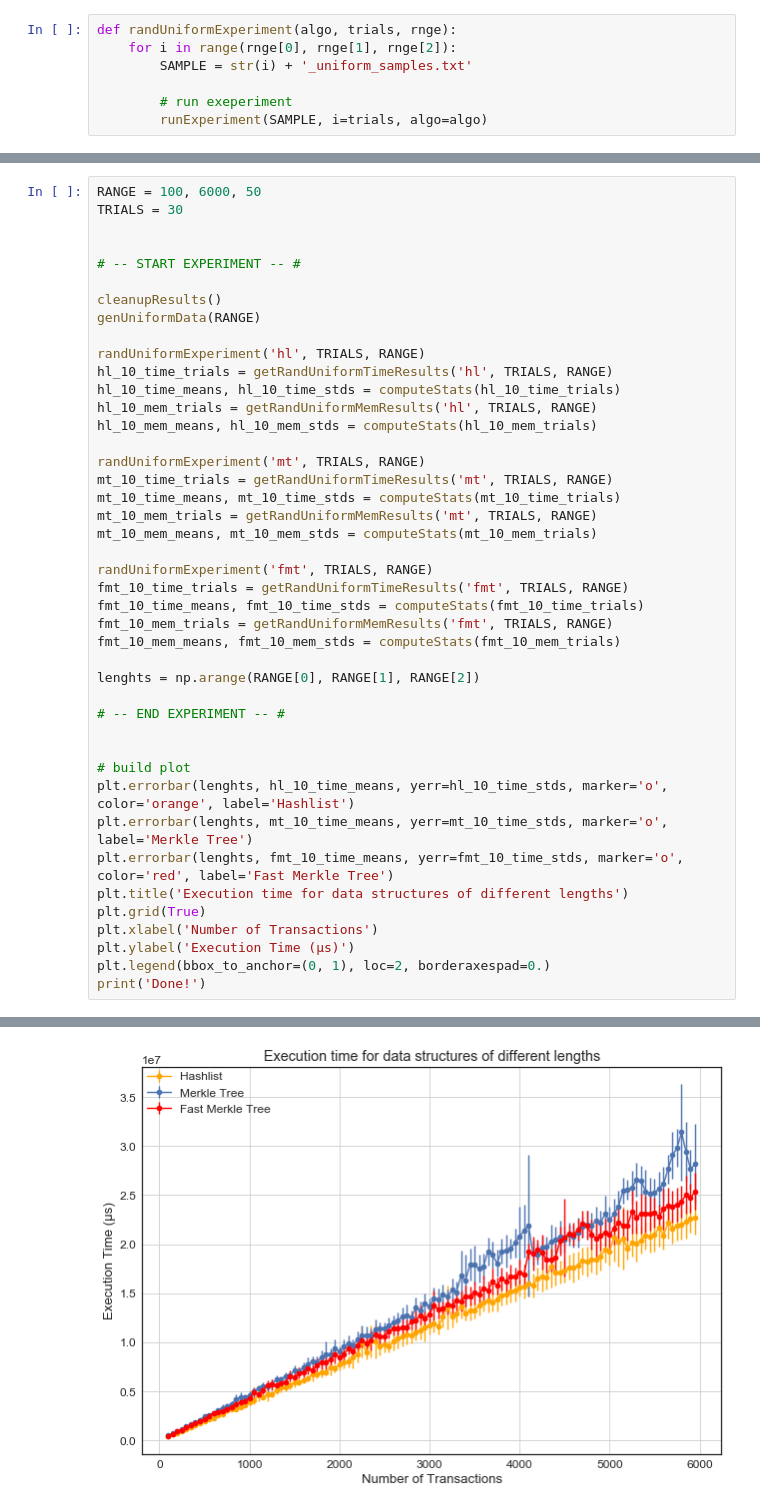
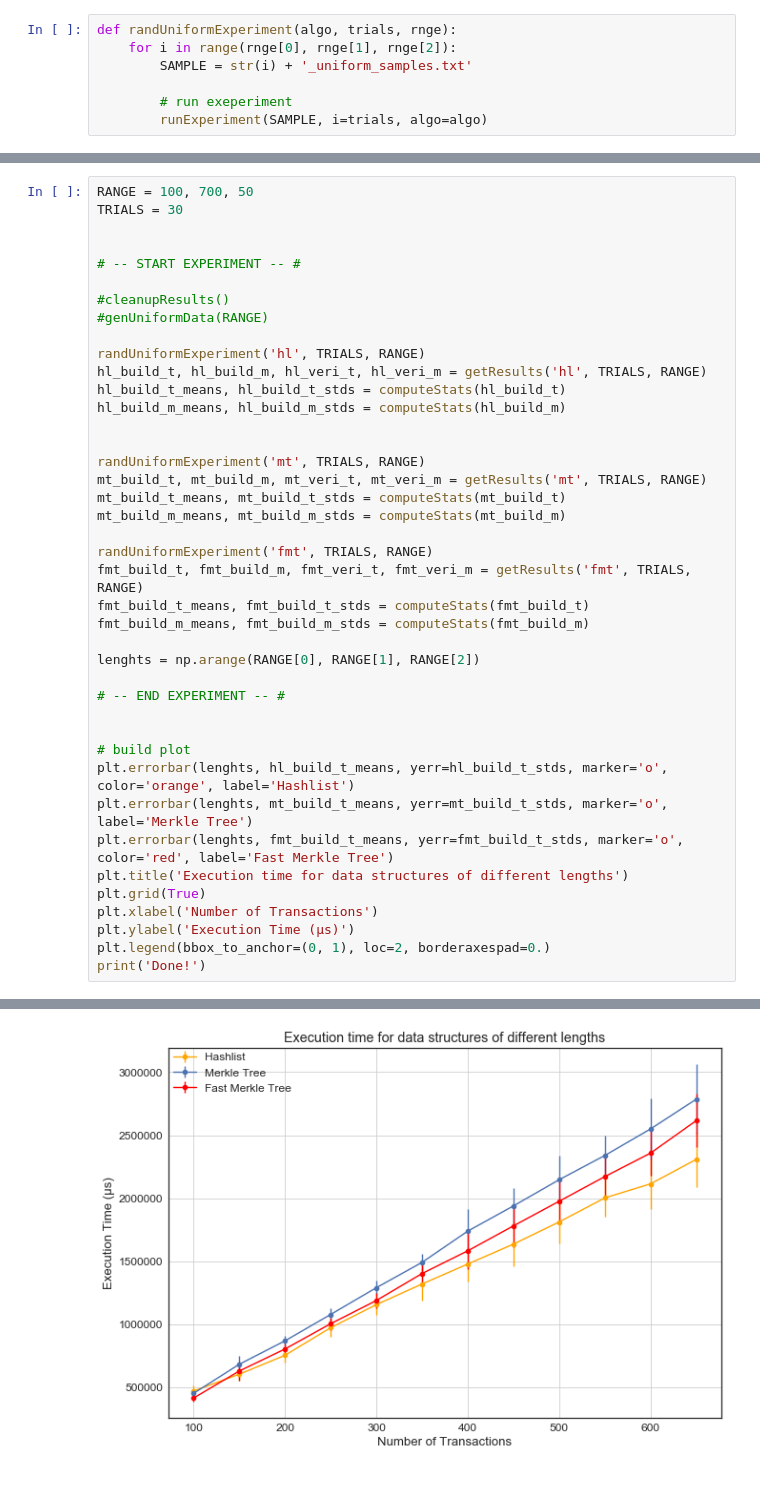
Before and after one commit to SimoneStefani/thesis-data-analysis, a Jupyter notebook: Thesis Data Analysis.ipynb, the cells around one changed output, grey strips where cells are left out. Cells and saved outputs as stored; diff of their text form; blank space fills up the shorter version.

```diff
--- a/Thesis Data Analysis.ipynb
+++ b/Thesis Data Analysis.ipynb
@@ -124,48 +116,46 @@ def getRandUniformMemResults(algo, trials, rnge):
 # %%
-RANGE = 100, 6000, 50
+RANGE = 100, 700, 50
 TRIALS = 30
 
 
 # -- START EXPERIMENT -- #
 
-cleanupResults()
-genUniformData(RANGE)
+#cleanupResults()
+#genUniformData(RANGE)
 
 randUniformExperiment('hl', TRIALS, RANGE)
-hl_10_time_trials = getRandUniformTimeResults('hl', TRIALS, RANGE)
-hl_10_time_means, hl_10_time_stds = computeStats(hl_10_time_trials)
-hl_10_mem_trials = getRandUniformMemResults('hl', TRIALS, RANGE)
-hl_10_mem_means, hl_10_mem_stds = computeStats(hl_10_mem_trials)
+hl_build_t, hl_build_m, hl_veri_t, hl_veri_m = getResults('hl', TRIALS, RANGE)
+hl_build_t_means, hl_build_t_stds = computeStats(hl_build_t)
+hl_build_m_means, hl_build_m_stds = computeStats(hl_build_m)
+
 
 randUniformExperiment('mt', TRIALS, RANGE)
-mt_10_time_trials = getRandUniformTimeResults('mt', TRIALS, RANGE)
-mt_10_time_means, mt_10_time_stds = computeStats(mt_10_time_trials)
-mt_10_mem_trials = getRandUniformMemResults('mt', TRIALS, RANGE)
-mt_10_mem_means, mt_10_mem_stds = computeStats(mt_10_mem_trials)
+mt_build_t, mt_build_m, mt_veri_t, mt_veri_m = getResults('mt', TRIALS, RANGE)
+mt_build_t_means, mt_build_t_stds = computeStats(mt_build_t)
+mt_build_m_means, mt_build_m_stds = computeStats(mt_build_m)
 
 randUniformExperiment('fmt', TRIALS, RANGE)
-fmt_10_time_trials = getRandUniformTimeResults('fmt', TRIALS, RANGE)
-fmt_10_time_means, fmt_10_time_stds = computeStats(fmt_10_time_trials)
-fmt_10_mem_trials = getRandUniformMemResults('fmt', TRIALS, RANGE)
-fmt_10_mem_means, fmt_10_mem_stds = computeStats(fmt_10_mem_trials)
+fmt_build_t, fmt_build_m, fmt_veri_t, fmt_veri_m = getResults('fmt', TRIALS, RANGE)
+fmt_build_t_means, fmt_build_t_stds = computeStats(fmt_build_t)
+fmt_build_m_means, fmt_build_m_stds = computeStats(fmt_build_m)
 
 lenghts = np.arange(RANGE[0], RANGE[1], RANGE[2])
 
 # -- END EXPERIMENT -- #
 
 
 # build plot
-plt.errorbar(lenghts, hl_10_time_means, yerr=hl_10_time_stds, marker='o', color='orange', label='Hashlist')
-plt.errorbar(lenghts, mt_10_time_means, yerr=mt_10_time_stds, marker='o', label='Merkle Tree')
-plt.errorbar(lenghts, fmt_10_time_means, yerr=fmt_10_time_stds, marker='o', color='red', label='Fast Merkle Tree')
+plt.errorbar(lenghts, hl_build_t_means, yerr=hl_build_t_stds, marker='o', color='orange', label='Hashlist')
+plt.errorbar(lenghts, mt_build_t_means, yerr=mt_build_t_stds, marker='o', label='Merkle Tree')
+plt.errorbar(lenghts, fmt_build_t_means, yerr=fmt_build_t_stds, marker='o', color='red', label='Fast Merkle Tree')
 plt.title('Execution time for data structures of different lengths')
 plt.grid(True)
 plt.xlabel('Number of Transactions')
 plt.ylabel('Execution Time (µs)')
 plt.legend(bbox_to_anchor=(0, 1), loc=2, borderaxespad=0.)
 print('Done!')
 # %% [output]
 Done!
-[figure, old version]
+[figure, new version]
 # %%
 # build plot
```
Also changed, not shown: parts of 3 cells of this notebook.
